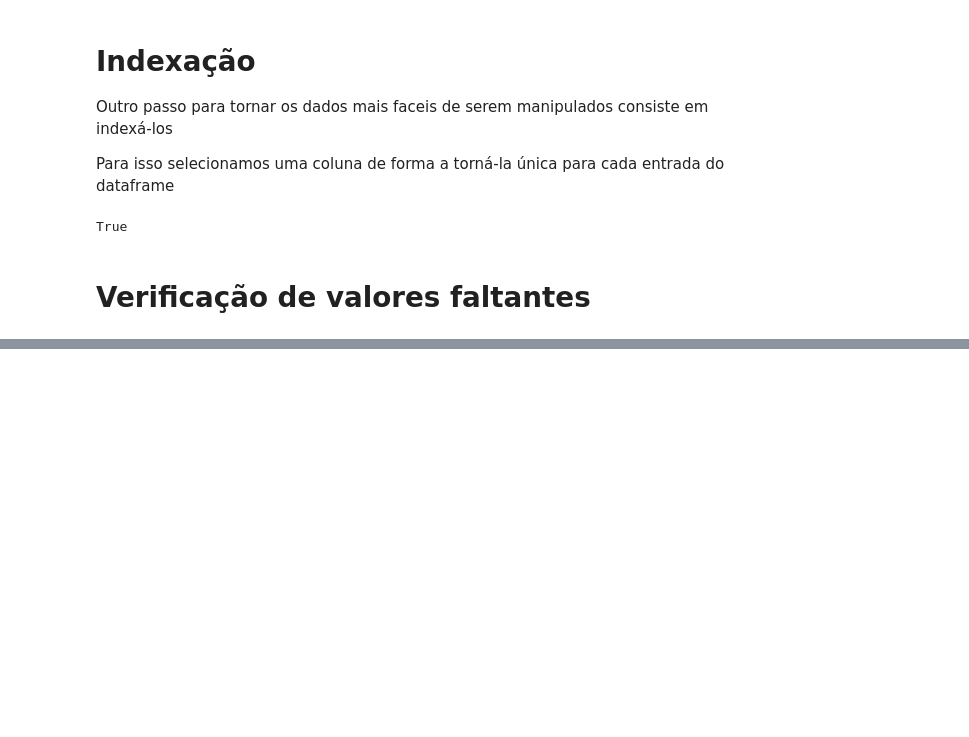
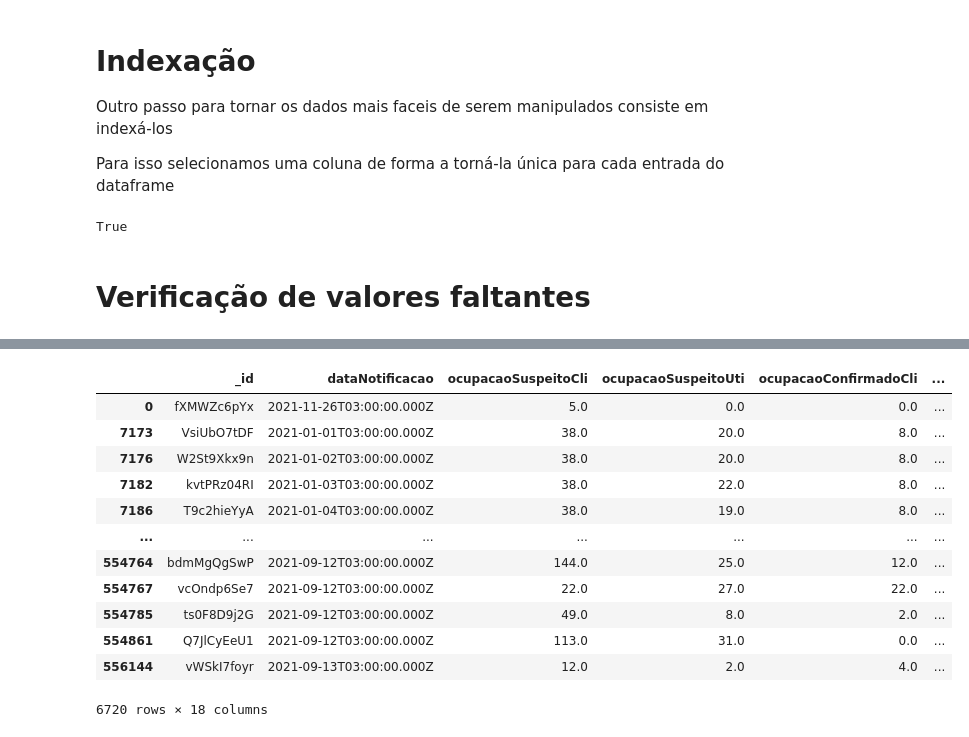
Before and after one commit to lucianobajr/TP-CCF425, a Jupyter notebook: src/AnaliseDeLeitos.ipynb, the cells around one changed output, grey strips where cells are left out. Drawn from its saved outputs; the diff is of its cells as text; code cells hidden in the pictures; blank space fills up the shorter version.

```diff
--- a/src/AnaliseDeLeitos.ipynb
+++ b/src/AnaliseDeLeitos.ipynb
@@ -72,7 +72,7 @@ array(['Unnamed: 0', '_id', 'dataNotificacao', 'cnes',
 # %% [markdown]
 O próximo passo consistirá em limpar algumas colunas que são desnecessárias para nossas analises
 # %%
-to_drop = ['Unnamed: 0','cnes','_p_usuario','_created_at','_updated_at']
+to_drop = ['Unnamed: 0','cnes','_p_usuario','_created_at','_updated_at','origem','excluido','validado']
 leitos_file.drop(to_drop, inplace=True, axis=1)
 # %% [markdown]
 # Tipos de dados
@@ -150,0 +183,2 @@ dtype: bool
+# %%
+newDF = leitos_file.dropna()
@@ -150,0 +209,16 @@ dtype: bool
+# %%
+display(newDF)
+# %% [output]
+|  | _id | dataNotificacao | ocupacaoSuspeitoCli | ocupacaoSuspeitoUti | ocupacaoConfirmadoCli | ... |
+| 0 | fXMWZc6pYx | 2021-11-26T03:00:00.000Z | 5.0 | 0.0 | 0.0 | ... |
+| 7173 | VsiUbO7tDF | 2021-01-01T03:00:00.000Z | 38.0 | 20.0 | 8.0 | ... |
+| 7176 | W2St9Xkx9n | 2021-01-02T03:00:00.000Z | 38.0 | 20.0 | 8.0 | ... |
+| 7182 | kvtPRz04RI | 2021-01-03T03:00:00.000Z | 38.0 | 22.0 | 8.0 | ... |
+| 7186 | T9c2hieYyA | 2021-01-04T03:00:00.000Z | 38.0 | 19.0 | 8.0 | ... |
+| ... | ... | ... | ... | ... | ... | ... |
+| 554764 | bdmMgQgSwP | 2021-09-12T03:00:00.000Z | 144.0 | 25.0 | 12.0 | ... |
+| 554767 | vcOndp6Se7 | 2021-09-12T03:00:00.000Z | 22.0 | 27.0 | 22.0 | ... |
+| 554785 | ts0F8D9j2G | 2021-09-12T03:00:00.000Z | 49.0 | 8.0 | 2.0 | ... |
+| 554861 | Q7JlCyEeU1 | 2021-09-12T03:00:00.000Z | 113.0 | 31.0 | 0.0 | ... |
+| 556144 | vWSkI7foyr | 2021-09-13T03:00:00.000Z | 12.0 | 2.0 | 4.0 | ... |
+6720 rows × 18 columns
```
Also changed, not shown: parts of 12 cells of this notebook.
